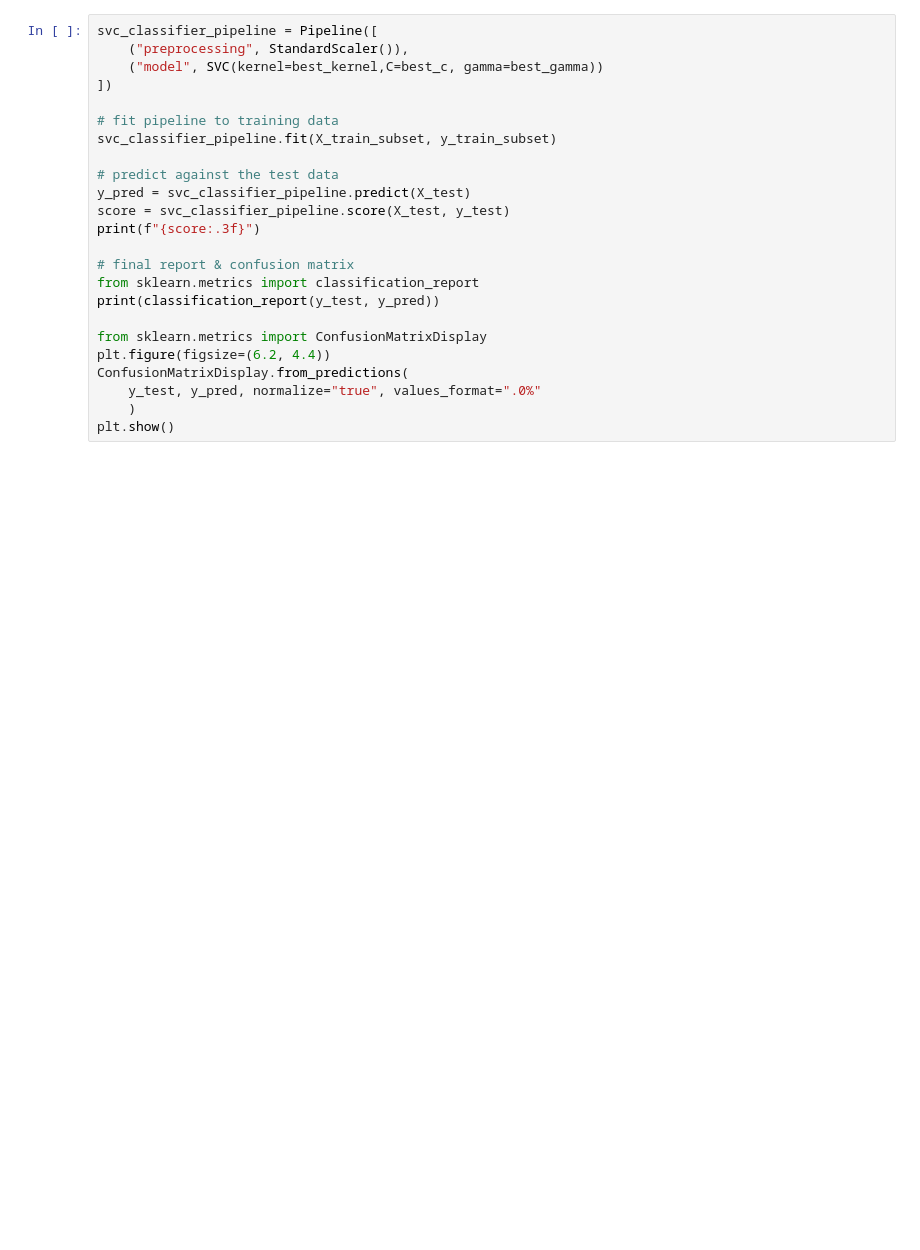
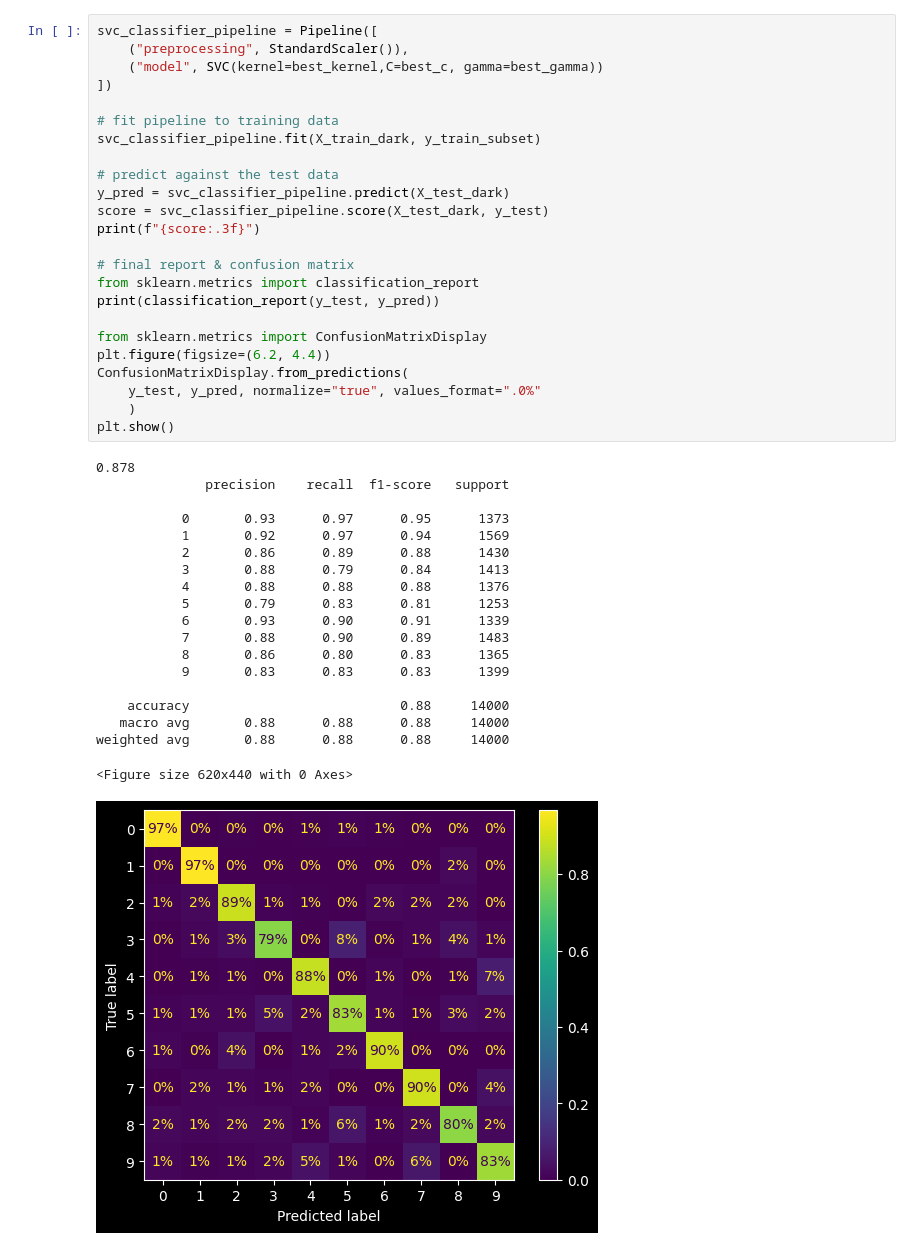
Before and after one commit to levetation/MNIST, a Jupyter notebook: MNIST Classification V2 - SVC.ipynb, the cells around one changed output. Saved outputs shown, nothing was run; the diff lists cells and outputs as text; blank space fills up the shorter version.

```diff
--- a/MNIST Classification V2 - SVC.ipynb
+++ b/MNIST Classification V2 - SVC.ipynb
@@ -70,24 +95,44 @@ KeyboardInterrupt:
 # %%
 svc_classifier_pipeline = Pipeline([
     ("preprocessing", StandardScaler()),
     ("model", SVC(kernel=best_kernel,C=best_c, gamma=best_gamma))
 ])
 
 # fit pipeline to training data
-svc_classifier_pipeline.fit(X_train_subset, y_train_subset)
+svc_classifier_pipeline.fit(X_train_dark, y_train_subset)
 
 # predict against the test data
-y_pred = svc_classifier_pipeline.predict(X_test)
-score = svc_classifier_pipeline.score(X_test, y_test)
+y_pred = svc_classifier_pipeline.predict(X_test_dark)
+score = svc_classifier_pipeline.score(X_test_dark, y_test)
 print(f"{score:.3f}")
 
 # final report & confusion matrix
 from sklearn.metrics import classification_report
 print(classification_report(y_test, y_pred))
 
 from sklearn.metrics import ConfusionMatrixDisplay
 plt.figure(figsize=(6.2, 4.4))
 ConfusionMatrixDisplay.from_predictions(
     y_test, y_pred, normalize="true", values_format=".0%"
     )
 plt.show()
+# %% [output]
+0.878
+              precision    recall  f1-score   support
+
+           0       0.93      0.97      0.95      1373
+           1       0.92      0.97      0.94      1569
+           2       0.86      0.89      0.88      1430
+           3       0.88      0.79      0.84      1413
+           4       0.88      0.88      0.88      1376
+           5       0.79      0.83      0.81      1253
+           6       0.93      0.90      0.91      1339
+           7       0.88      0.90      0.89      1483
+           8       0.86      0.80      0.83      1365
+           9       0.83      0.83      0.83      1399
+
+    accuracy                           0.88     14000
+   macro avg       0.88      0.88      0.88     14000
+weighted avg       0.88      0.88      0.88     14000
+<Figure size 620x440 with 0 Axes>
+[figure, added]
```
Also changed, not shown: parts of 3 cells of this notebook.
